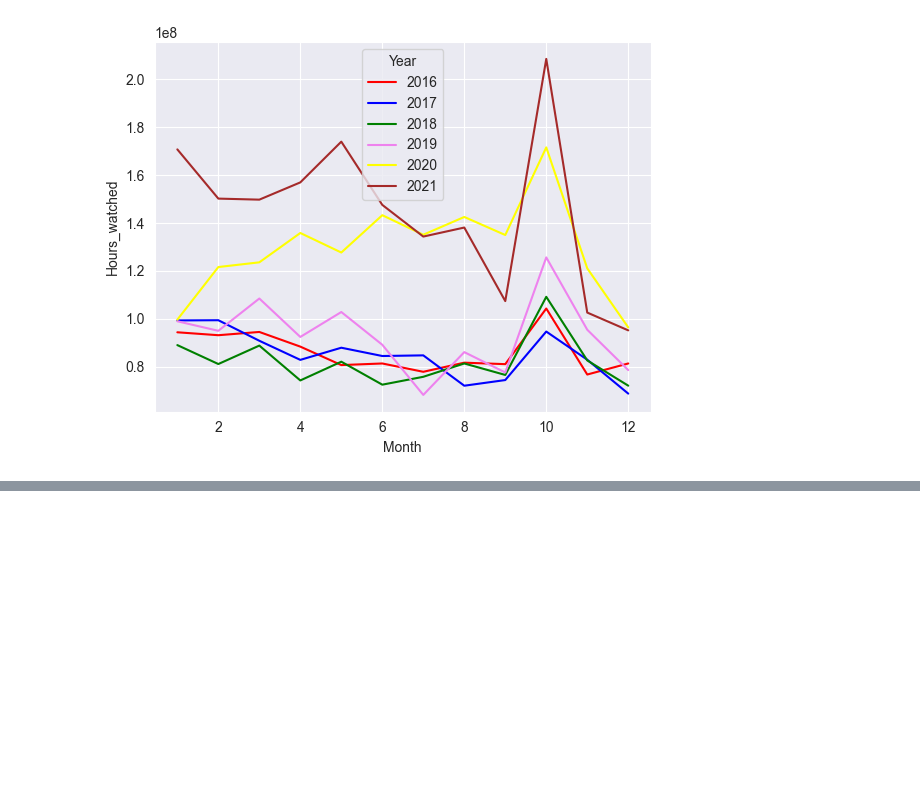
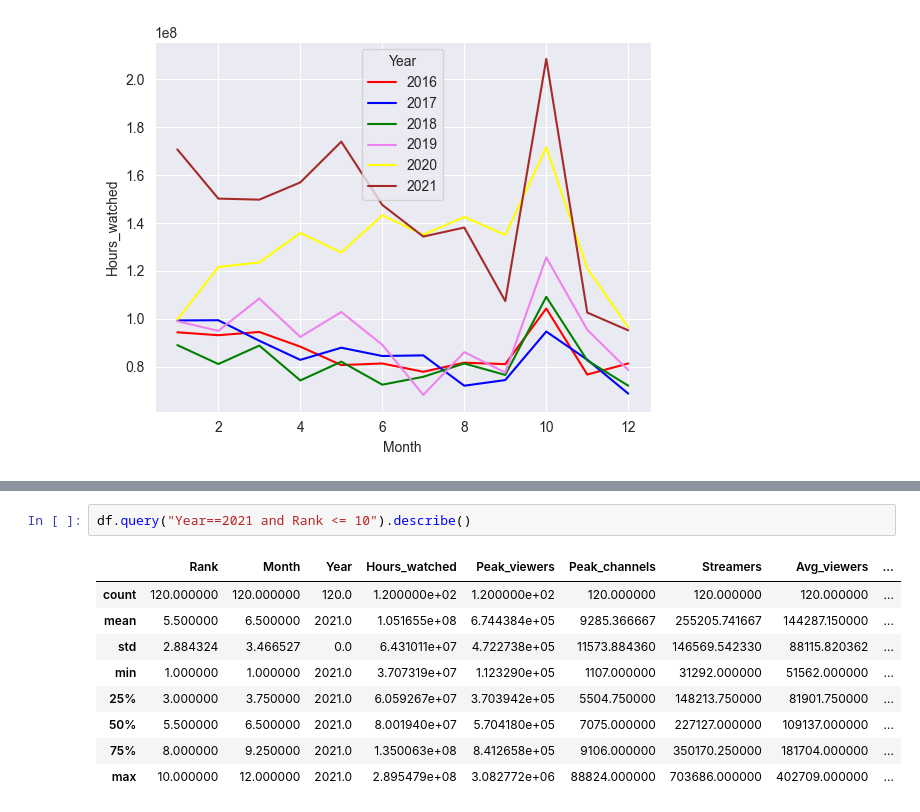
Before and after one commit to HrexD/DataAnalyse, a Jupyter notebook: Analyse.ipynb, the cells around one changed output, grey strips where cells are left out. Cells and saved outputs as stored; diff of their text form; blank space fills up the shorter version.

```diff
--- a/Analyse.ipynb
+++ b/Analyse.ipynb
@@ -109,0 +124,12 @@ sb.lineplot(data=lol_2021, x='Month', y="Hours_watched", hue="Year", palette=['b
+# %%
+df.query("Year==2021 and Rank <= 10").describe()
+# %% [output]
+|  | Rank | Month | Year | Hours_watched | Peak_viewers | Peak_channels | Streamers | Avg_viewers | ... |
+| count | 120.000000 | 120.000000 | 120.0 | 1.200000e+02 | 1.200000e+02 | 120.000000 | 120.000000 | 120.000000 | ... |
+| mean | 5.500000 | 6.500000 | 2021.0 | 1.051655e+08 | 6.744384e+05 | 9285.366667 | 255205.741667 | 144287.150000 | ... |
+| std | 2.884324 | 3.466527 | 0.0 | 6.431011e+07 | 4.722738e+05 | 11573.884360 | 146569.542330 | 88115.820362 | ... |
+| min | 1.000000 | 1.000000 | 2021.0 | 3.707319e+07 | 1.123290e+05 | 1107.000000 | 31292.000000 | 51562.000000 | ... |
+| 25% | 3.000000 | 3.750000 | 2021.0 | 6.059267e+07 | 3.703942e+05 | 5504.750000 | 148213.750000 | 81901.750000 | ... |
+| 50% | 5.500000 | 6.500000 | 2021.0 | 8.001940e+07 | 5.704180e+05 | 7075.000000 | 227127.000000 | 109137.000000 | ... |
+| 75% | 8.000000 | 9.250000 | 2021.0 | 1.350063e+08 | 8.412658e+05 | 9106.000000 | 350170.250000 | 181704.000000 | ... |
+| max | 10.000000 | 12.000000 | 2021.0 | 2.895479e+08 | 3.082772e+06 | 88824.000000 | 703686.000000 | 402709.000000 | ... |
```
Also changed, not shown: parts of 2 cells of this notebook.
